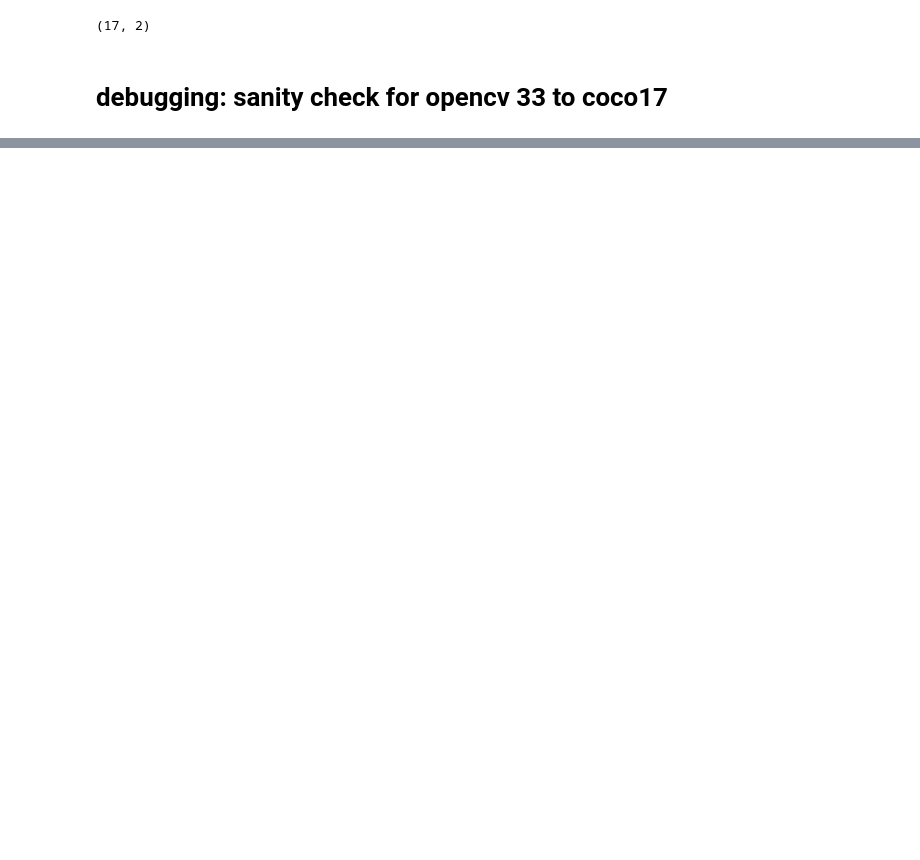
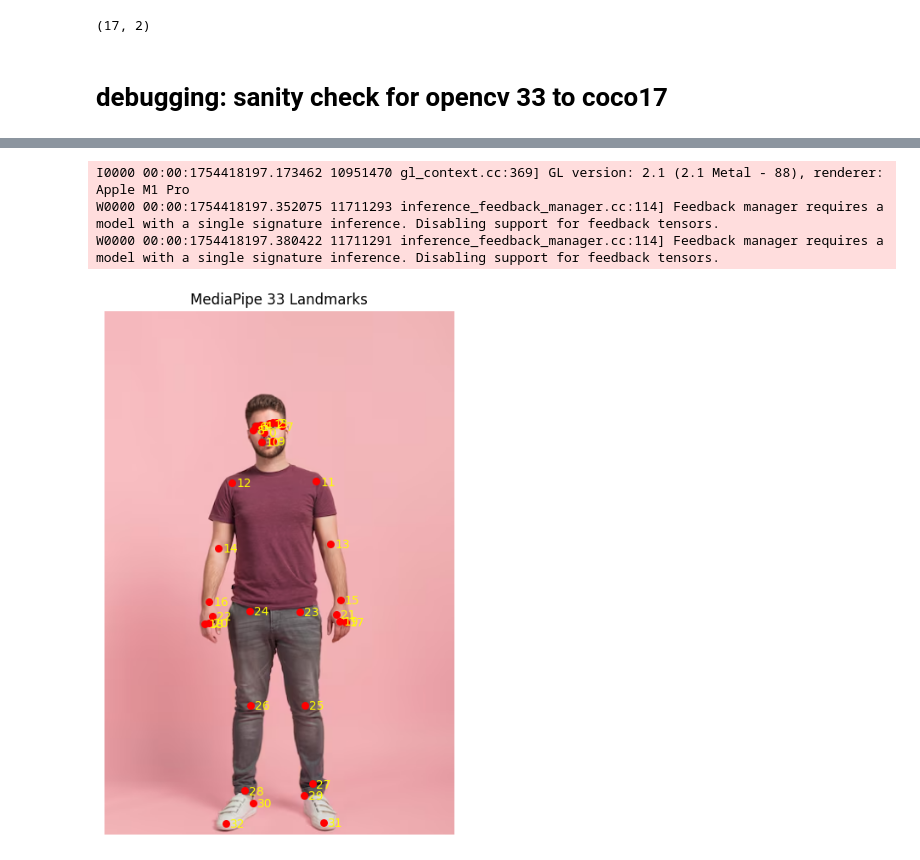
Before and after one commit to RguWork/pfpt-cv-v0, a Jupyter notebook: test.ipynb, the cells around one changed output, grey strips where cells are left out. Drawn from its saved outputs; the diff is of its cells as text; code cells hidden in the pictures; blank space fills up the shorter version.

```diff
--- a/test.ipynb
+++ b/test.ipynb
@@ -75,0 +396,74 @@ print(kps.shape if kps is not None else "no pose")
+# %%
+import cv2
+import numpy as np
+import matplotlib.pyplot as plt
+
+# Try to import mediapipe; if not installed, prompt the user
+try:
+    import mediapipe as mp
+except ModuleNotFoundError:
+    raise ModuleNotFoundError(
+        "mediapipe library not found. Please install it with:\n"
+        "  pip install mediapipe"
+    )
+
+# Path to your neutral pose image
+IMAGE_PATH = "../neutral_pose.jpg"  # Replace with your image path
+
+# Load image
+img_bgr = cv2.imread(IMAGE_PATH)
+if img_bgr is None:
+    raise FileNotFoundError(f"Cannot find image at {IMAGE_PATH}")
+img_rgb = cv2.cvtColor(img_bgr, cv2.COLOR_BGR2RGB)
+
+# Initialize MediaPipe Pose
+mp_pose = mp.solutions.pose
+pose = mp_pose.Pose(static_image_mode=True,
+                    model_complexity=1,
+                    enable_segmentation=False,
+                    min_detection_confidence=0.5)
+
+# Process image
+results = pose.process(img_rgb)
+pose.close()
+
+if not results.pose_landmarks:
+    raise RuntimeError("No pose detected in the image.")
+
+# Extract 33 landmarks
+landmarks = results.pose_landmarks.landmark
+pts = np.array([[lm.x, lm.y] for lm in landmarks])  # normalized coordinates
+
+# Joint index names
+JOINT_NAMES_33 = [
+    "nose", "left_eye_inner", "left_eye", "left_eye_outer",
+    "right_eye_inner", "right_eye", "right_eye_outer",
+    "left_ear", "right_ear", "mouth_left", "mouth_right",
+    "left_shoulder", "right_shoulder", "left_elbow", "right_elbow",
+    "left_wrist", "right_wrist", "left_pinky", "right_pinky",
+    "left_index", "right_index", "left_thumb", "right_thumb",
+    "left_hip", "right_hip", "left_knee", "right_knee",
+    "left_ankle", "right_ankle", "left_heel", "right_heel",
+    "left_foot_index", "right_foot_index"
+]
+
+# Plot
+plt.figure(figsize=(6, 8))
+plt.imshow(img_rgb)
+plt.axis('off')
+
+h, w = img_rgb.shape[:2]
+pts_px = (pts * [w, h]).astype(int)
+
+# Scatter joints and label
+for idx, (x, y) in enumerate(pts_px):
+    plt.scatter(x, y, s=30, c='red')
+    plt.text(x + 5, y + 5, f"{idx}", color='yellow', fontsize=10)
+
+plt.title("MediaPipe 33 Landmarks")
+plt.show()
+# %% [output]
+I0000 00:00:1754418197.173462 10951470 gl_context.cc:369] GL version: 2.1 (2.1 Metal - 88), renderer: Apple M1 Pro
+W0000 00:00:1754418197.352075 11711293 inference_feedback_manager.cc:114] Feedback manager requires a model with a single signature inference. Disabling support for feedback tensors.
+W0000 00:00:1754418197.380422 11711291 inference_feedback_manager.cc:114] Feedback manager requires a model with a single signature inference. Disabling support for feedback tensors.
+[figure, added]
```
Also changed, not shown: parts of 20 cells of this notebook, 6 other files.
